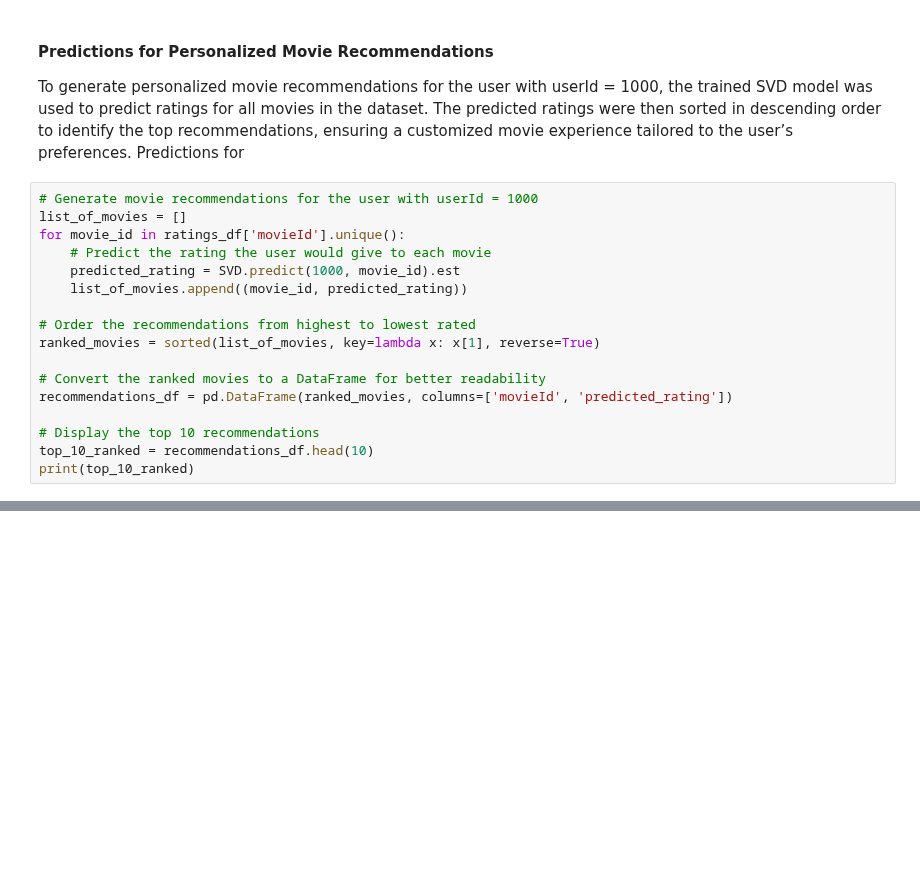
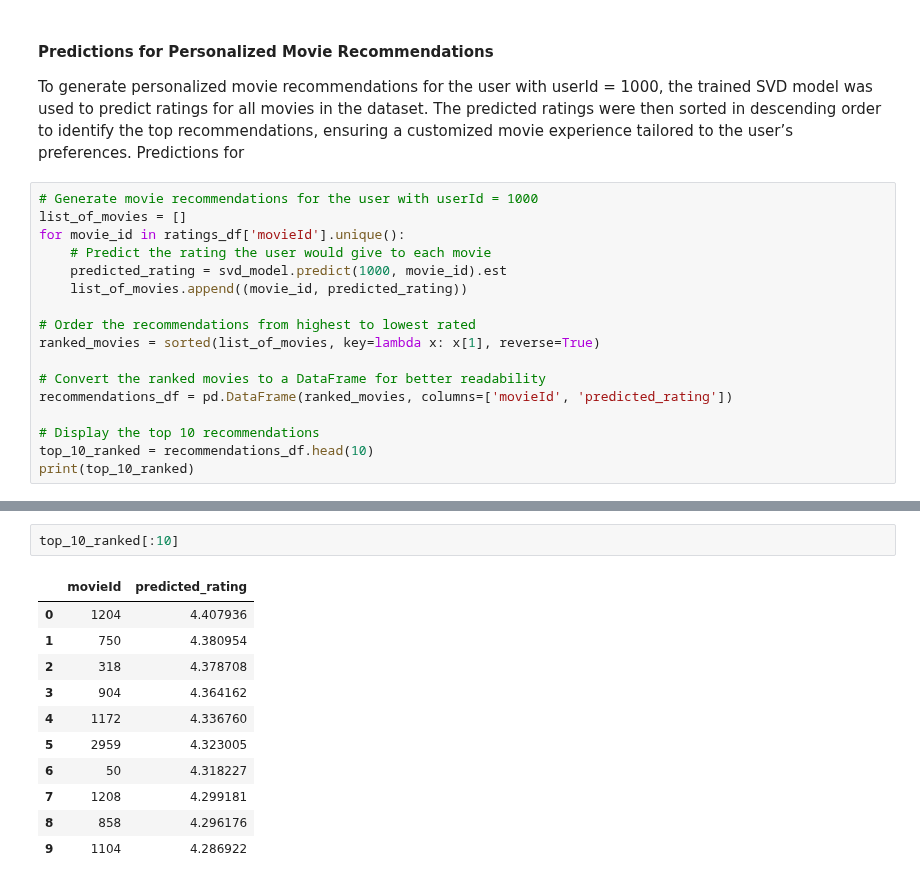
Before and after one commit to gtisnanga/PHASE-4-PRJOECT-MOVIE-RECOMMENDATIONS-GROUP-13, a Jupyter notebook: Angela.ipynb, the cells around one changed output, grey strips where cells are left out. Saved outputs shown, nothing was run; the diff lists cells and outputs as text; blank space fills up the shorter version.

```diff
--- a/Angela.ipynb
+++ b/Angela.ipynb
@@ -824,7 +822,7 @@ To generate personalized movie recommendations for the user with userId = 1000,
 list_of_movies = []
 for movie_id in ratings_df['movieId'].unique():
     # Predict the rating the user would give to each movie
-    predicted_rating = SVD.predict(1000, movie_id).est
+    predicted_rating = svd_model.predict(1000, movie_id).est
     list_of_movies.append((movie_id, predicted_rating))
 
 # Order the recommendations from highest to lowest rated
@@ -840,0 +849,14 @@ TypeError: predict() missing 1 required positional argument: 'iid'
+# %%
+top_10_ranked[:10]
+# %% [output]
+|  | movieId | predicted_rating |
+| 0 | 1204 | 4.407936 |
+| 1 | 750 | 4.380954 |
+| 2 | 318 | 4.378708 |
+| 3 | 904 | 4.364162 |
+| 4 | 1172 | 4.336760 |
+| 5 | 2959 | 4.323005 |
+| 6 | 50 | 4.318227 |
+| 7 | 1208 | 4.299181 |
+| 8 | 858 | 4.296176 |
+| 9 | 1104 | 4.286922 |
```
Also changed, not shown: parts of 7 cells of this notebook.
